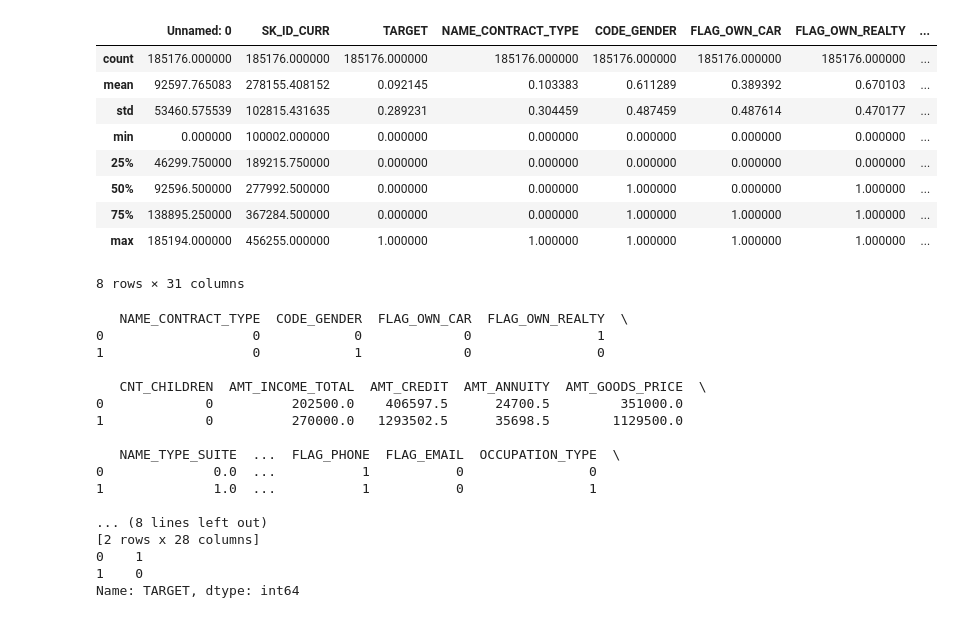
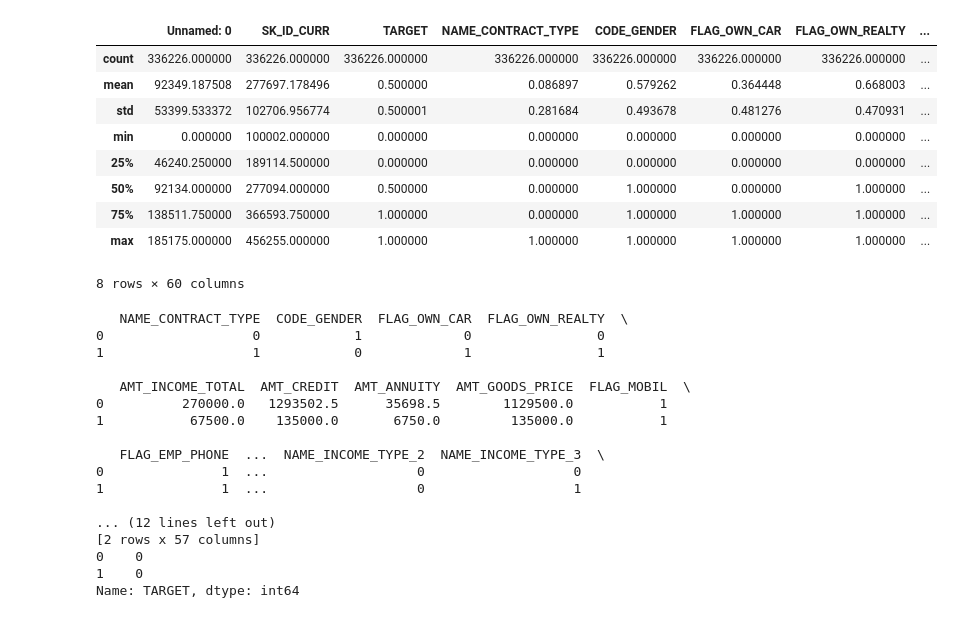
Before and after one commit to amloh18/Affordability_Score_classification, a Jupyter notebook: XGBOOST_model.ipynb, the cells around one changed output. Drawn from its saved outputs; the diff is of its cells as text; code cells hidden in the pictures.

Commit message:
More Refined code
This is the latest running code. The next iteration will be commenting and documenting the code.

```diff
--- a/XGBOOST_model.ipynb
+++ b/XGBOOST_model.ipynb
@@ -12,18 +9,18 @@ from sklearn.model_selection import StratifiedKFold
 from sklearn.model_selection import cross_val_score
 # %%
-temp = pd.read_csv('/Users/amarjotsinghlohia/Documents/Dissertation/Data/home-credit-default-risk/application_train_cleaned.csv')
+temp = pd.read_csv('/Users/amarjotsinghlohia/Documents/Dissertation/Data/home-credit-default-risk/application_train_upsampled.csv')
 temp.describe()
 # %% [output]
 |  | Unnamed: 0 | SK_ID_CURR | TARGET | NAME_CONTRACT_TYPE | CODE_GENDER | FLAG_OWN_CAR | FLAG_OWN_REALTY | ... |
-| count | 185176.000000 | 185176.000000 | 185176.000000 | 185176.000000 | 185176.000000 | 185176.000000 | 185176.000000 | ... |
-| mean | 92597.765083 | 278155.408152 | 0.092145 | 0.103383 | 0.611289 | 0.389392 | 0.670103 | ... |
-| std | 53460.575539 | 102815.431635 | 0.289231 | 0.304459 | 0.487459 | 0.487614 | 0.470177 | ... |
+| count | 336226.000000 | 336226.000000 | 336226.000000 | 336226.000000 | 336226.000000 | 336226.000000 | 336226.000000 | ... |
+| mean | 92349.187508 | 277697.178496 | 0.500000 | 0.086897 | 0.579262 | 0.364448 | 0.668003 | ... |
+| std | 53399.533372 | 102706.956774 | 0.500001 | 0.281684 | 0.493678 | 0.481276 | 0.470931 | ... |
 | min | 0.000000 | 100002.000000 | 0.000000 | 0.000000 | 0.000000 | 0.000000 | 0.000000 | ... |
-| 25% | 46299.750000 | 189215.750000 | 0.000000 | 0.000000 | 0.000000 | 0.000000 | 0.000000 | ... |
-| 50% | 92596.500000 | 277992.500000 | 0.000000 | 0.000000 | 1.000000 | 0.000000 | 1.000000 | ... |
-| 75% | 138895.250000 | 367284.500000 | 0.000000 | 0.000000 | 1.000000 | 1.000000 | 1.000000 | ... |
-| max | 185194.000000 | 456255.000000 | 1.000000 | 1.000000 | 1.000000 | 1.000000 | 1.000000 | ... |
+| 25% | 46240.250000 | 189114.500000 | 0.000000 | 0.000000 | 0.000000 | 0.000000 | 0.000000 | ... |
+| 50% | 92134.000000 | 277094.000000 | 0.500000 | 0.000000 | 1.000000 | 0.000000 | 1.000000 | ... |
+| 75% | 138511.750000 | 366593.750000 | 1.000000 | 0.000000 | 1.000000 | 1.000000 | 1.000000 | ... |
+| max | 185175.000000 | 456255.000000 | 1.000000 | 1.000000 | 1.000000 | 1.000000 | 1.000000 | ... |
-8 rows × 31 columns
+8 rows × 60 columns
 # %%
 #Splitting inot train and test dataset
 X = temp.iloc[:,3:]
@@ -32,19 +29,19 @@ print(X.head(2))
 print(Y.head(2))
 # %% [output]
    NAME_CONTRACT_TYPE  CODE_GENDER  FLAG_OWN_CAR  FLAG_OWN_REALTY  \
-0                   0            0             0                1
-1                   0            1             0                0
+0                   0            1             0                0
+1                   1            0             1                1
 
-   CNT_CHILDREN  AMT_INCOME_TOTAL  AMT_CREDIT  AMT_ANNUITY  AMT_GOODS_PRICE  \
-0             0          202500.0    406597.5      24700.5         351000.0
-1             0          270000.0   1293502.5      35698.5        1129500.0
+   AMT_INCOME_TOTAL  AMT_CREDIT  AMT_ANNUITY  AMT_GOODS_PRICE  FLAG_MOBIL  \
+0          270000.0   1293502.5      35698.5        1129500.0           1
+1           67500.0    135000.0       6750.0         135000.0           1
 
-   NAME_TYPE_SUITE  ...  FLAG_PHONE  FLAG_EMAIL  OCCUPATION_TYPE  \
-0              0.0  ...           1           0                0
-1              1.0  ...           1           0                1
+   FLAG_EMP_PHONE  ...  NAME_INCOME_TYPE_2  NAME_INCOME_TYPE_3  \
+0               1  ...                   0                   0
+1               1  ...                   0                   1
 
-... (8 lines left out)
-[2 rows x 28 columns]
-0    1
+... (12 lines left out)
+[2 rows x 57 columns]
+0    0
 1    0
 Name: TARGET, dtype: int64
```
Also changed, not shown: parts of 16 cells of this notebook, 6 other files.
